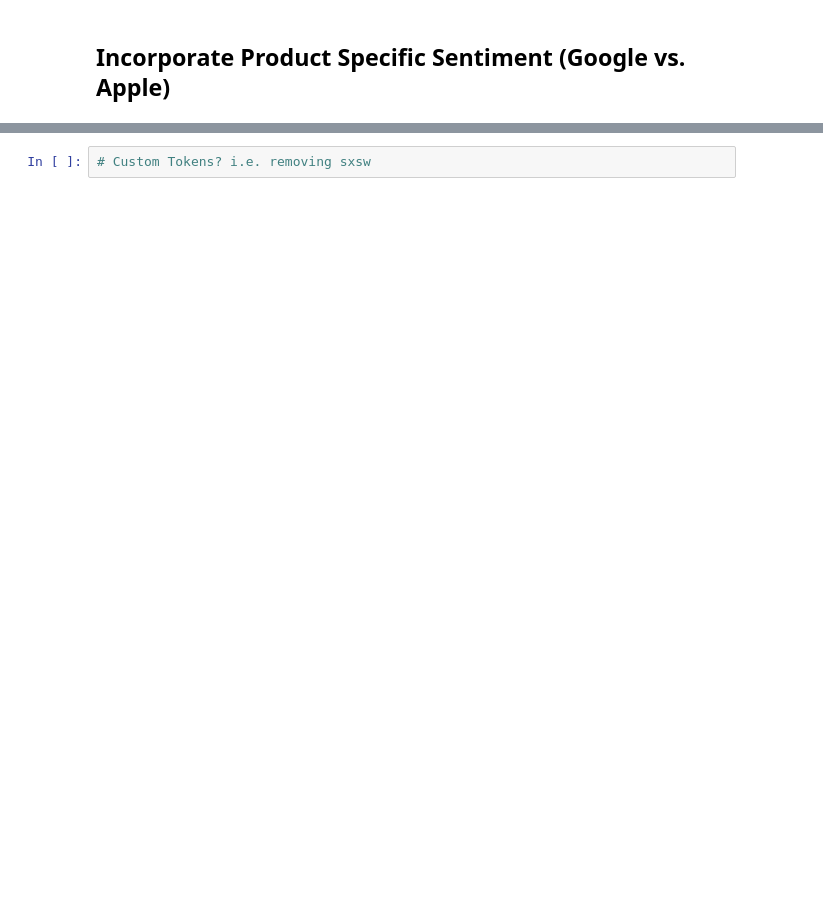
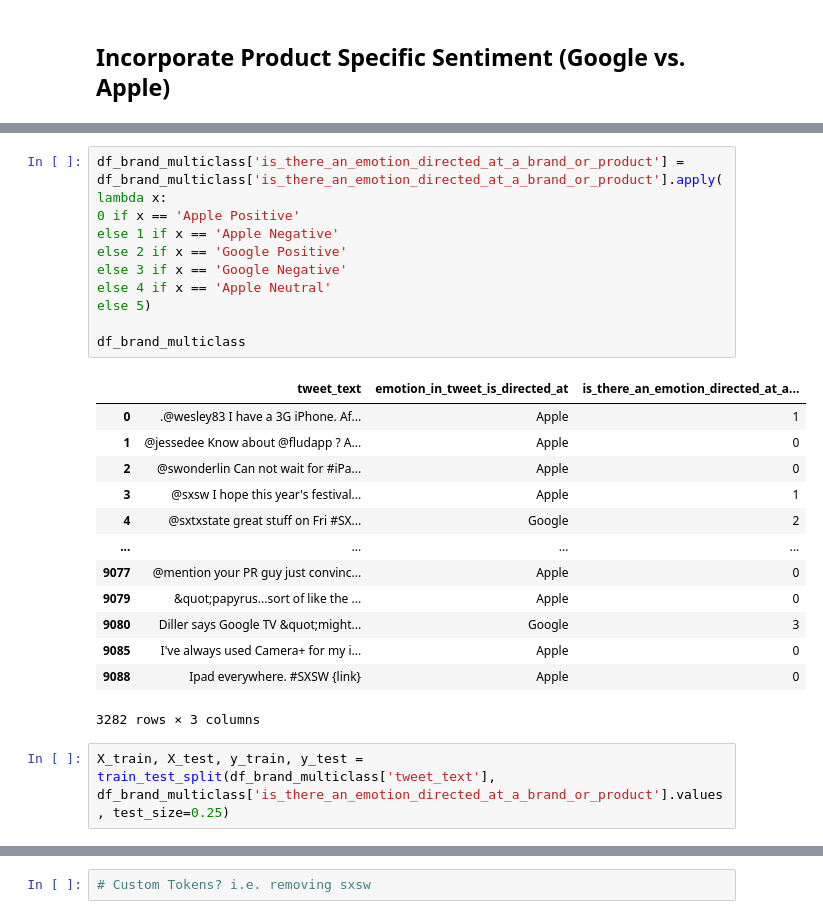
Before and after one commit to mitchellren123/Twitter-NLP-Sentiment, a Jupyter notebook: Twitter-NLP.ipynb, the cells around one changed output, grey strips where cells are left out. Cells and saved outputs as stored; diff of their text form; blank space fills up the shorter version.

```diff
--- a/Twitter-NLP.ipynb
+++ b/Twitter-NLP.ipynb
@@ -659,0 +656,26 @@ ValueError: Found input variables with inconsistent numbers of samples: [1, 2461
+# %%
+df_brand_multiclass['is_there_an_emotion_directed_at_a_brand_or_product'] = df_brand_multiclass['is_there_an_emotion_directed_at_a_brand_or_product'].apply(lambda x:
+0 if x == 'Apple Positive'
+else 1 if x == 'Apple Negative'
+else 2 if x == 'Google Positive'
+else 3 if x == 'Google Negative'
+else 4 if x == 'Apple Neutral'
+else 5)
+
+df_brand_multiclass
+# %% [output]
+|  | tweet_text | emotion_in_tweet_is_directed_at | is_there_an_emotion_directed_at_a... |
+| 0 | .@wesley83 I have a 3G iPhone. Af... | Apple | 1 |
+| 1 | @jessedee Know about @fludapp ? A... | Apple | 0 |
+| 2 | @swonderlin Can not wait for #iPa... | Apple | 0 |
+| 3 | @sxsw I hope this year's festival... | Apple | 1 |
+| 4 | @sxtxstate great stuff on Fri #SX... | Google | 2 |
+| ... | ... | ... | ... |
+| 9077 | @mention your PR guy just convinc... | Apple | 0 |
+| 9079 | &quot;papyrus...sort of like the ... | Apple | 0 |
+| 9080 | Diller says Google TV &quot;might... | Google | 3 |
+| 9085 | I've always used Camera+ for my i... | Apple | 0 |
+| 9088 | Ipad everywhere. #SXSW {link} | Apple | 0 |
+3282 rows × 3 columns
+# %%
+X_train, X_test, y_train, y_test = train_test_split(df_brand_multiclass['tweet_text'], df_brand_multiclass['is_there_an_emotion_directed_at_a_brand_or_product'].values, test_size=0.25)
```
Also changed, not shown: parts of 29 cells of this notebook.
